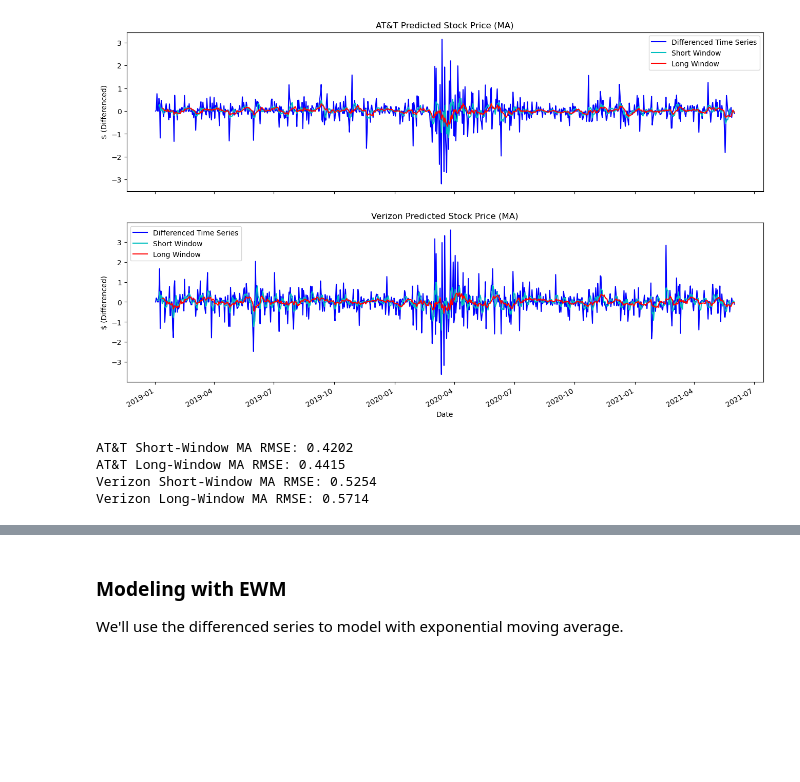
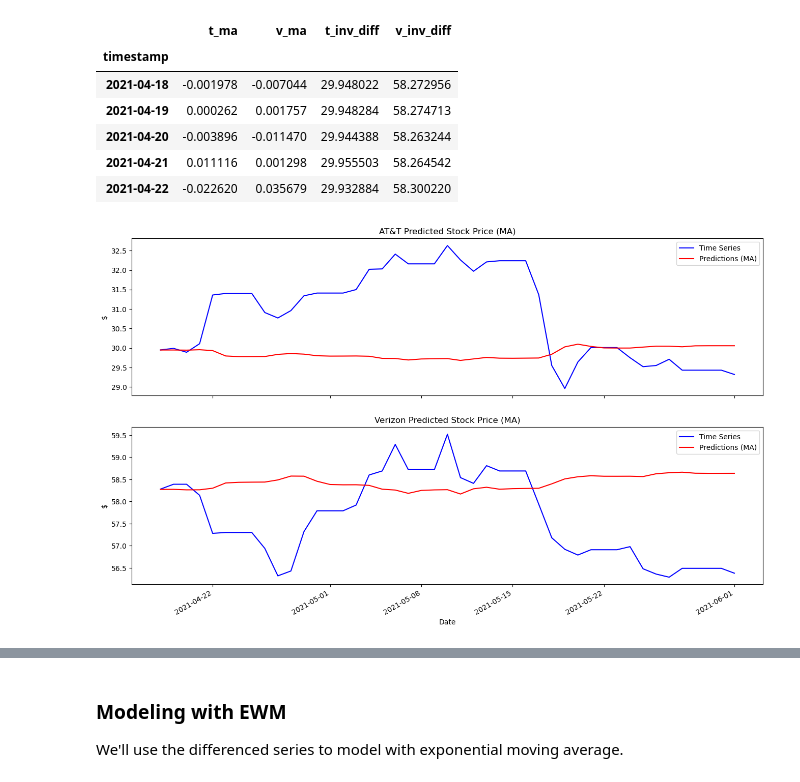
Before and after one commit to tacotuesday/time-series-stock-forecasting, a Jupyter notebook: 02-traditional-analysis/notebooks/traditional_analysis.ipynb, the cells around one changed output, grey strips where cells are left out. Drawn from its saved outputs; the diff is of its cells as text; code cells hidden in the pictures; blank space fills up the shorter version.

```diff
--- a/02-traditional-analysis/notebooks/traditional_analysis.ipynb
+++ b/02-traditional-analysis/notebooks/traditional_analysis.ipynb
@@ -30,26 +301,42 @@ v_diff_test = v_diff.iloc[split_point:]
+# %%
+t_ma_predictions, t_ma_rmse = rolling_ma_forecast(t_diff_train, t_diff_test, 1)
+v_ma_predictions, v_ma_rmse = rolling_ma_forecast(v_diff_train, v_diff_test, 1)
+# %%
+ma_predictions = pd.concat([t_ma_predictions, v_ma_predictions], keys=['t_ma', 'v_ma'],axis=1)
+ma_predictions["t_inv_diff"] = (
+    merged_df["close_t"].iloc[split_point] + ma_predictions["t_ma"].cumsum()
+)
+ma_predictions["v_inv_diff"] = (
+    merged_df["close_v"].iloc[split_point] + ma_predictions["v_ma"].cumsum()
+)
+ma_predictions.head()
+# %% [output]
+|  | t_ma | v_ma | t_inv_diff | v_inv_diff |
+| timestamp |  |  |  |  |
+| 2021-04-18 | -0.001978 | -0.007044 | 29.948022 | 58.272956 |
+| 2021-04-19 | 0.000262 | 0.001757 | 29.948284 | 58.274713 |
+| 2021-04-20 | -0.003896 | -0.011470 | 29.944388 | 58.263244 |
+| 2021-04-21 | 0.011116 | 0.001298 | 29.955503 | 58.264542 |
+| 2021-04-22 | -0.022620 | 0.035679 | 29.932884 | 58.300220 |
 # %%
-# Visualize the predictions
-fig, (ax1, ax2) = plt.subplots(nrows=2, ncols=1, sharex=True, figsize=(16, 10))
+def visualize_predictions(actual_t, predictions_t, actual_v, predictions_v, method):
+    fig, (ax1, ax2) = plt.subplots(nrows=2, ncols=1, sharex=True, figsize=(16, 10))
 
-ax1.plot(merged_df.t_diff, label="Differenced Time Series", c="b")
-ax1.plot(merged_df.t_diff.rolling(window=6).mean(), label="Short Window", c="c")
-ax1.plot(merged_df.t_diff.rolling(window=11).mean(), label="Long Window", c="r")
-ax1.legend(loc="best")
-ax1.set_title("AT&T Predicted Stock Price (MA)")
-ax1.set_xlabel("Date")
-ax1.set_ylabel("$ (Differenced)")
-ax1.legend()
+    ax1.plot(actual_t, label="Time Series", c="b")
+    ax1.plot(predictions_t, label=f"Predictions ({method})", c="r")
+    ax1.legend(loc="best")
+    ax1.set_title(f"AT&T Predicted Stock Price ({method})")
+    ax1.set_xlabel("Date")
+    ax1.set_ylabel("$")
+    ax1.legend()
 
-ax2.plot(merged_df.v_diff, label="Differenced Time Series", c="b")
-ax2.plot(merged_df.v_diff.rolling(window=4).mean(), label="Short Window", c="c")
-ax2.plot(merged_df.v_diff.rolling(window=11).mean(), label="Long Window", c="r")
-ax2.legend(loc="best")
-ax2.set_title("Verizon Predicted Stock Price (MA)")
-ax2.set_xlabel("Date")
-ax2.set_ylabel("$ (Differenced)")
-ax2.legend()
+    ax2.plot(actual_v, label="Time Series", c="b")
+    ax2.plot(predictions_v, label=f"Predictions ({method})", c="r")
+    ax2.legend(loc="best")
+    ax2.set_title(f"Verizon Predicted Stock Price ({method})")
+    ax2.set_xlabel("Date")
+    ax2.set_ylabel("$")
+    ax2.legend()
 
-fig.autofmt_xdate()
-plt.show()
+    fig.autofmt_xdate()
+    plt.show()
-# %% [output]
-[figure, removed]
@@ -63,10 +343,4 @@ merged_df = merged_df.fillna(0)
-# %%
-print(f"AT&T Short-Window MA RMSE: {root_mean_squared_error(merged_df.t_diff, merged_df.t_ma_short):.4f}")
-print(f"AT&T Long-Window MA RMSE: {root_mean_squared_error(merged_df.t_diff, merged_df.t_ma_long):.4f}")
-print(f"Verizon Short-Window MA RMSE: {root_mean_squared_error(merged_df.v_diff, merged_df.v_ma_short):.4f}")
-print(f"Verizon Long-Window MA RMSE: {root_mean_squared_error(merged_df.v_diff, merged_df.v_ma_long):.4f}")
-# %% [output]
-AT&T Short-Window MA RMSE: 0.4202
-AT&T Long-Window MA RMSE: 0.4415
-Verizon Short-Window MA RMSE: 0.5254
-Verizon Long-Window MA RMSE: 0.5714
+# %%
+visualize_predictions(t_eval, ma_predictions["t_inv_diff"], v_eval, ma_predictions["v_inv_diff"], "MA")
+# %% [output]
+[figure, added]
```
Also changed, not shown: parts of 58 cells of this notebook.
